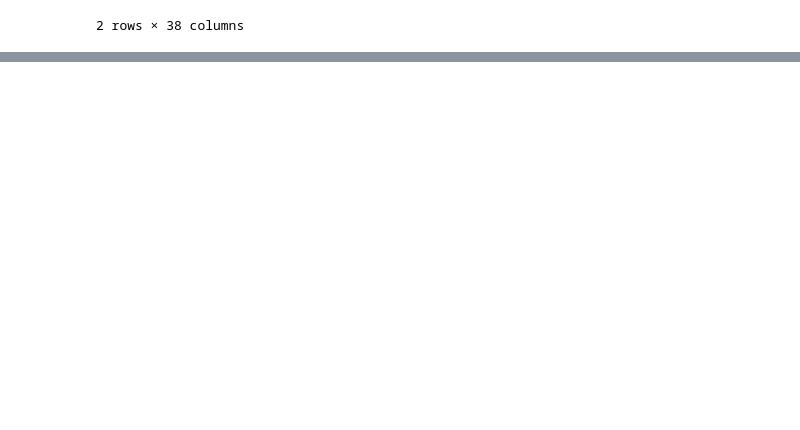
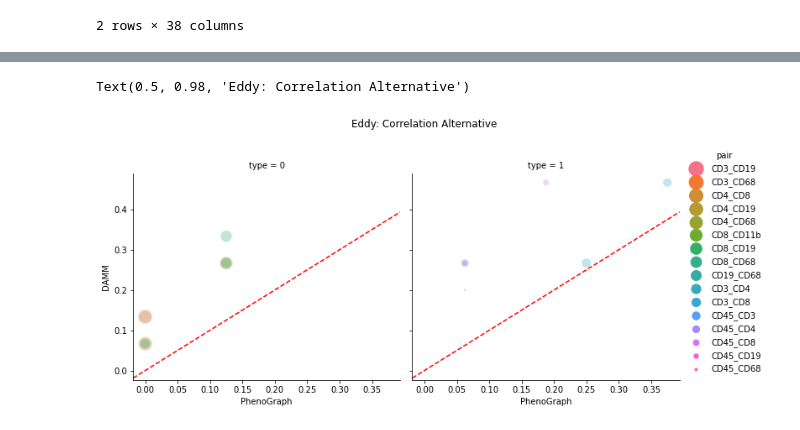
Before and after one commit to camlab-bioml/starling, a Jupyter notebook: correlation_alternative.ipynb, the cells around one changed output, grey strips where cells are left out. Saved outputs shown, nothing was run; the diff lists cells and outputs as text; code cells hidden in the pictures; blank space fills up the shorter version.

```diff
--- a/correlation_alternative.ipynb
+++ b/correlation_alternative.ipynb
@@ -223,0 +502,12 @@ CD4_CD68 -- neg: 0.0; pos: 0.11764705882352941
+# %%
+rel = sns.relplot(data=df, x='PhenoGraph', y='DAMM', col='type', hue='pair', size="pair", sizes=(10, 300), alpha = 0.3)
+#rel = sns.relplot(data=df, x='PhenoGraph', y='DAMM', col='type', hue='pair')
+for ax in rel.axes_dict.values():
+    ax.axline((0, 0), slope=1, ls="--", color ='red')
+rel.data = df  # Hack needed to work around bug on v0.11, fixed in v0.12.dev
+#rel.map(sns.lineplot, 'PhenoGraph', 'DAMM')
+rel.fig.subplots_adjust(top=.8)
+rel.fig.suptitle('Eddy: Correlation Alternative')
+# %% [output]
+Text(0.5, 0.98, 'Eddy: Correlation Alternative')
+[figure, added]
```
Also changed, not shown: parts of 23 cells of this notebook.
